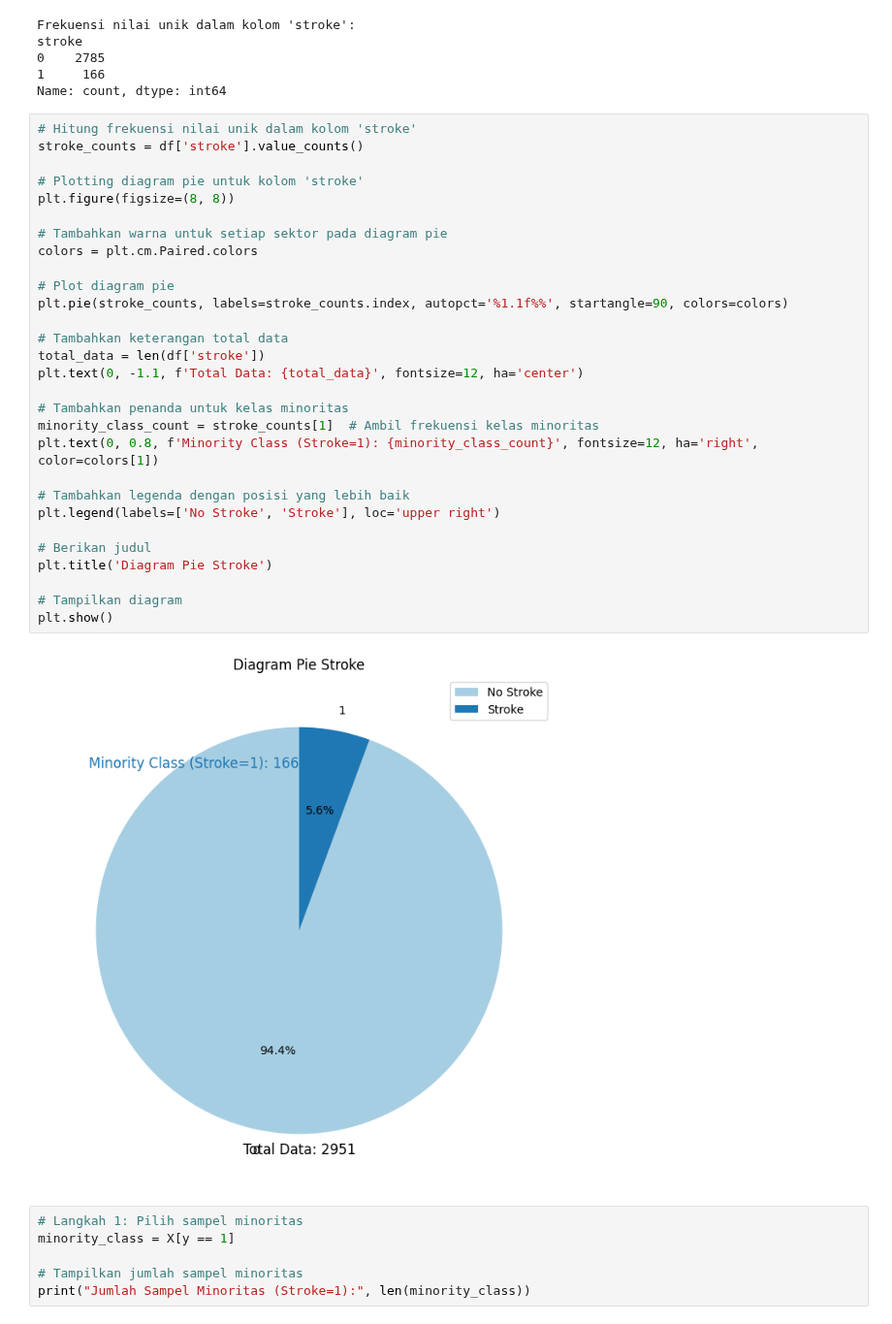
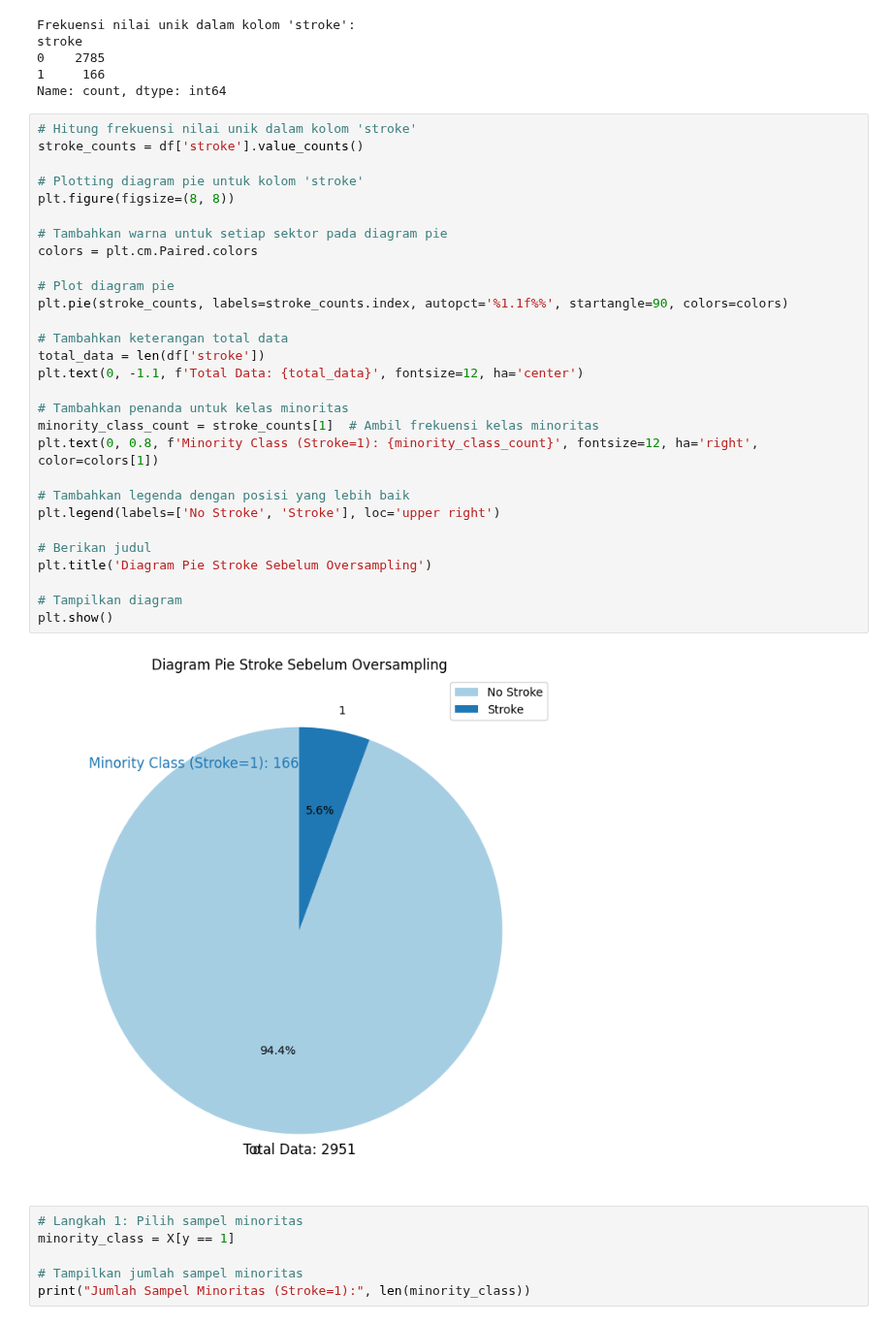
Before and after one commit to avillarafi45/TugasAkhirStrokePrediction, a Jupyter notebook: ADASYN.ipynb, the cells around one changed output. Shown at 97% size. Saved outputs shown, nothing was run; the diff lists cells and outputs as text.

```diff
--- a/ADASYN.ipynb
+++ b/ADASYN.ipynb
@@ -43,34 +43,34 @@ Name: count, dtype: int64
 # %%
 # Hitung frekuensi nilai unik dalam kolom 'stroke'
 stroke_counts = df['stroke'].value_counts()
 
 # Plotting diagram pie untuk kolom 'stroke'
 plt.figure(figsize=(8, 8))
 
 # Tambahkan warna untuk setiap sektor pada diagram pie
 colors = plt.cm.Paired.colors
 
 # Plot diagram pie
 plt.pie(stroke_counts, labels=stroke_counts.index, autopct='%1.1f%%', startangle=90, colors=colors)
 
 # Tambahkan keterangan total data
 total_data = len(df['stroke'])
 plt.text(0, -1.1, f'Total Data: {total_data}', fontsize=12, ha='center')
 
 # Tambahkan penanda untuk kelas minoritas
 minority_class_count = stroke_counts[1]  # Ambil frekuensi kelas minoritas
 plt.text(0, 0.8, f'Minority Class (Stroke=1): {minority_class_count}', fontsize=12, ha='right', color=colors[1])
 
 # Tambahkan legenda dengan posisi yang lebih baik
 plt.legend(labels=['No Stroke', 'Stroke'], loc='upper right')
 
 # Berikan judul
-plt.title('Diagram Pie Stroke')
+plt.title('Diagram Pie Stroke Sebelum Oversampling')
 
 # Tampilkan diagram
 plt.show()
 # %% [output]
-[figure, old version]
+[figure, new version]
 # %%
 # Langkah 1: Pilih sampel minoritas
 minority_class = X[y == 1]
```
Also changed, not shown: parts of 9 cells of this notebook.
